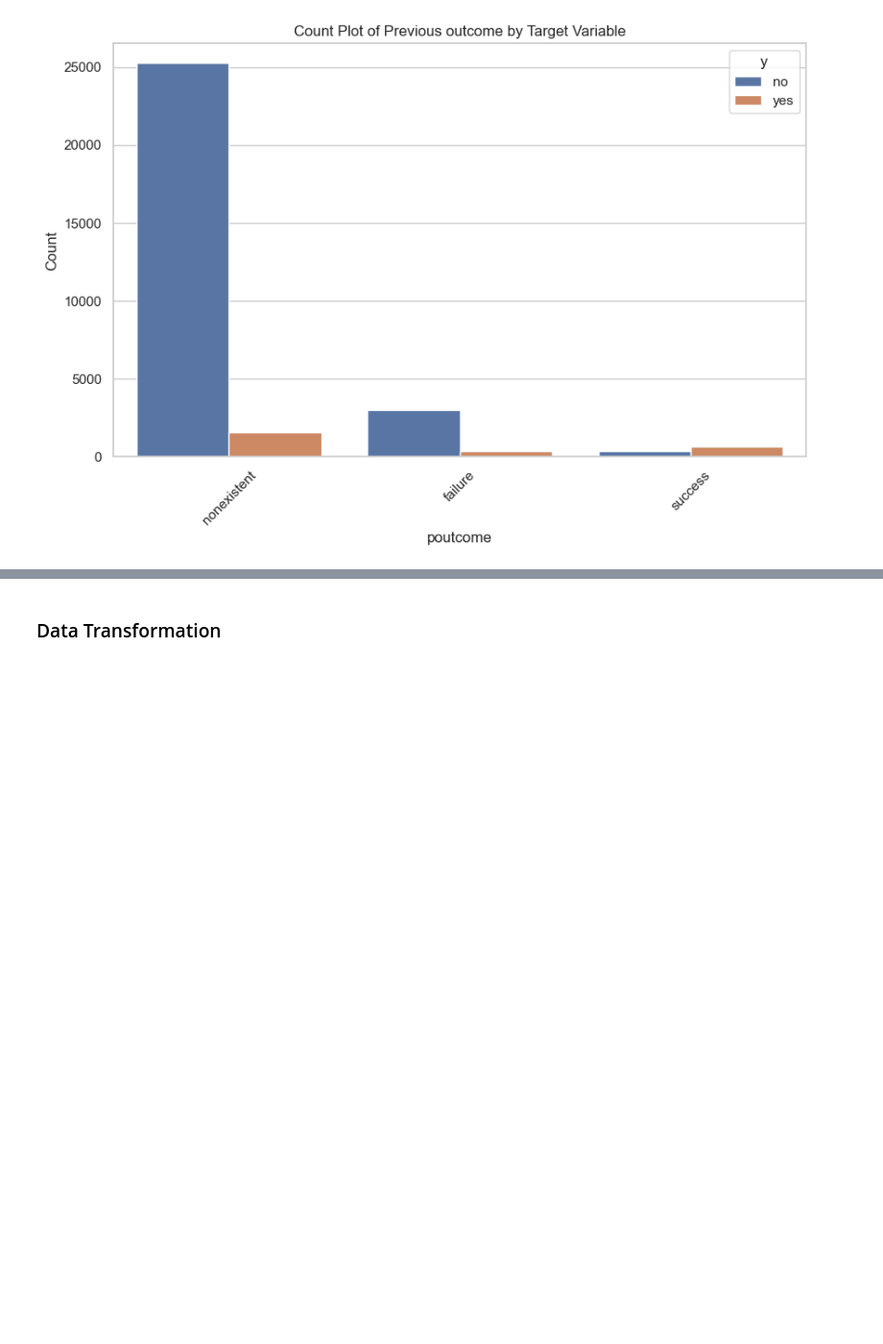
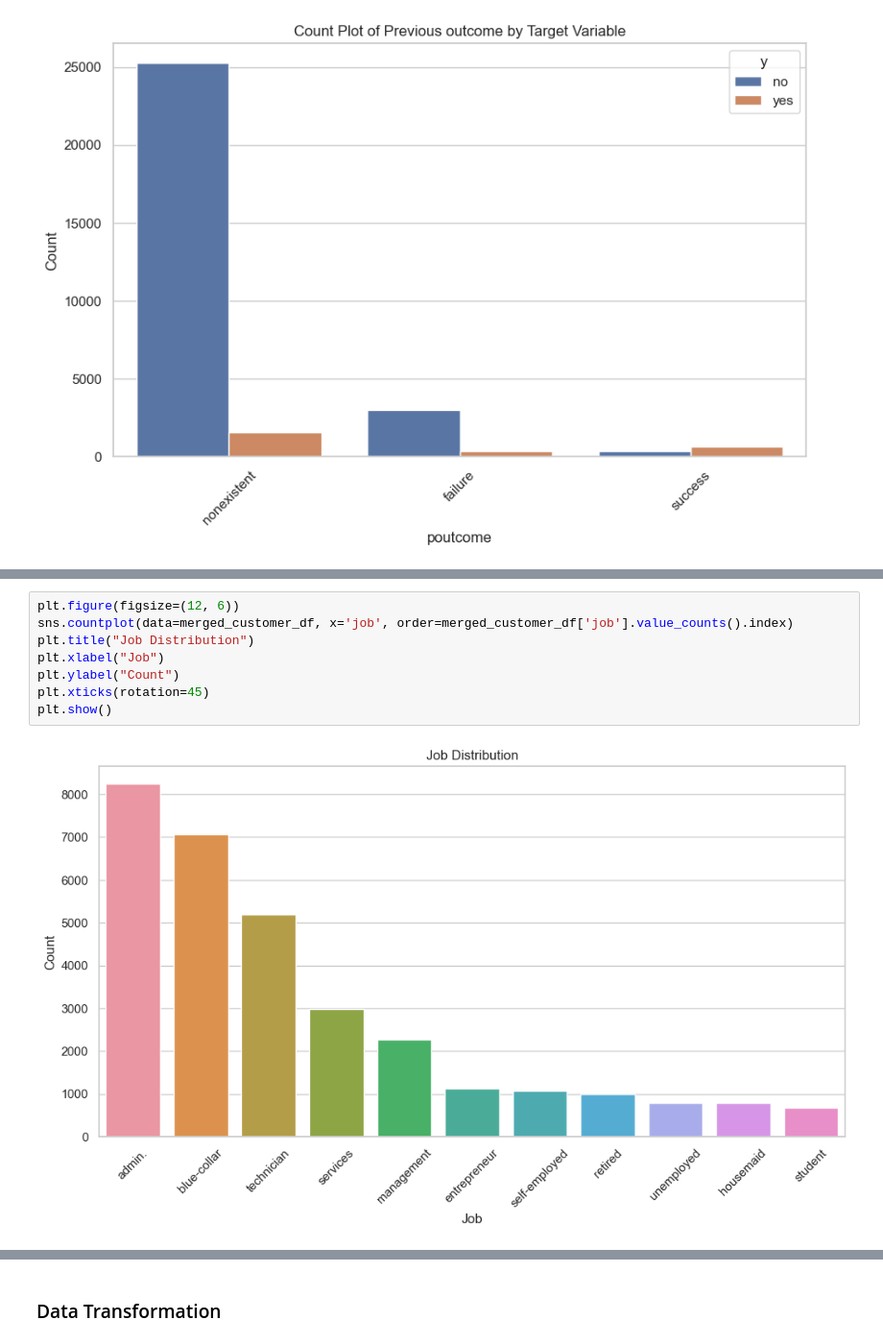
Before and after one commit to Mayank5112/Capstone-Project-5, a Jupyter notebook: capestone-5.ipynb, the cells around one changed output, grey strips where cells are left out. Shown at 96% size. Drawn from its saved outputs; the diff is of its cells as text; blank space fills up the shorter version.

```diff
--- a/capestone-5.ipynb
+++ b/capestone-5.ipynb
@@ -560,0 +706,10 @@ plt.show()
+# %%
+plt.figure(figsize=(12, 6))
+sns.countplot(data=merged_customer_df, x='job', order=merged_customer_df['job'].value_counts().index)
+plt.title("Job Distribution")
+plt.xlabel("Job")
+plt.ylabel("Count")
+plt.xticks(rotation=45)
+plt.show()
+# %% [output]
+[figure, added]
```
Also changed, not shown: parts of 49 cells of this notebook.
